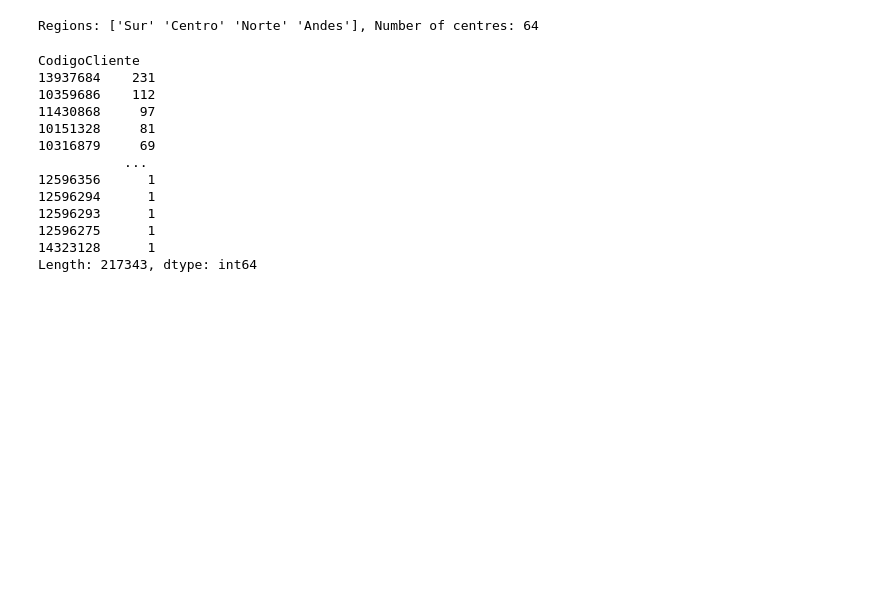
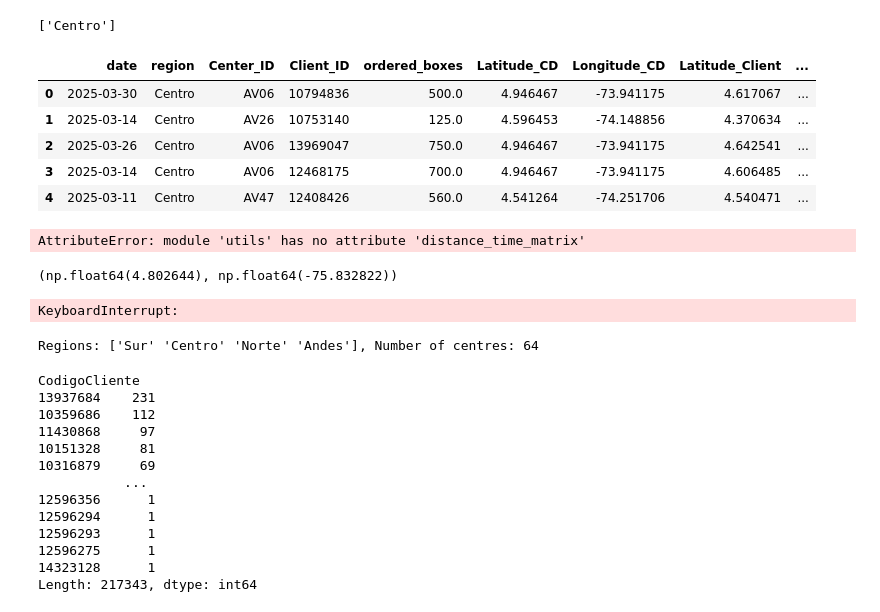
Before and after one commit to Amelie-Mad/logistics, a Jupyter notebook: exploration.ipynb, the cells around one changed output. Drawn from its saved outputs; the diff is of its cells as text; code cells hidden in the pictures; blank space fills up the shorter version.

```diff
--- a/exploration.ipynb
+++ b/exploration.ipynb
@@ -59,0 +83,12 @@ df.to_csv('columbia_full_coordinates.csv', index=False)
+# %%
+df = pd.read_csv('clients_50_percent.csv')
+print(pd.unique(df['region']))
+df.head()
+# %% [output]
+['Centro']
+|  | date | region | Center_ID | Client_ID | ordered_boxes | Latitude_CD | Longitude_CD | Latitude_Client | ... |
+| 0 | 2025-03-30 | Centro | AV06 | 10794836 | 500.0 | 4.946467 | -73.941175 | 4.617067 | ... |
+| 1 | 2025-03-14 | Centro | AV26 | 10753140 | 125.0 | 4.596453 | -74.148856 | 4.370634 | ... |
+| 2 | 2025-03-26 | Centro | AV06 | 13969047 | 750.0 | 4.946467 | -73.941175 | 4.642541 | ... |
+| 3 | 2025-03-14 | Centro | AV06 | 12468175 | 700.0 | 4.946467 | -73.941175 | 4.606485 | ... |
+| 4 | 2025-03-11 | Centro | AV47 | 12408426 | 560.0 | 4.541264 | -74.251706 | 4.540471 | ... |
@@ -60,3 +114,46 @@ df.to_csv('columbia_full_coordinates.csv', index=False)
+# %%
+# First attempt with only 3 clients
+
+def distance_matrix(depot, clients, sample_size = 3):
+    """
+    Function to calculate the distance and time matrix between the depot and clients
+    depot: tuple / list with the coordinates of the depot
+    clients: array with the coordinates of the clients as tuples / lists
+    sample_size: number of clients to sample from the list of clients
+    """
+    clients_sample = clients[:sample_size]
+    locations = np.vstack([depot, clients_sample])
+
+    distance_matrix = np.zeros((len(locations), len(locations)))
+    time_matrix = np.zeros((len(subset_locations), len(subset_locations)))
+
+    for i in range(len(locations)):
+        for j in range(len(locations)):
+            dist, time = utils.get_distance(locations[i], locations[j])
+            distance_matrix[i, j] = dist
+            time_matrix[i, j] = time
+    return distance_matrix, time_matrix
+
+dist_mtx1, time_mtx1 = utils.distance_time_matrix(depot = depot, clients = unique_clients, sample_size = 3)
+
+print(dist_mtx1)
+# %% [output]
+AttributeError: module 'utils' has no attribute 'distance_time_matrix'
+# %%
+subproblem_df = pd.read_csv('subproblem.csv')
+depot = (subproblem_df['Latitude_CD'].iloc[0], subproblem_df['Longitude_CD'].iloc[0])
+print(depot)
+
+clients = (subproblem_df[['Latitude_Client', 'Longitude_Client']].values)
+clients = np.unique(clients, axis=0)
+
+dist_matrix, time_matrix = utils.distance_time_matrix(depot, clients, sample_size = len(clients))
+
+dist_matrix.to_csv('distance_matrix_subproblem.csv', index=False)
+time_matrix.to_csv('time_matrix_subproblem.csv', index=False)
+# %% [output]
+(np.float64(4.802644), np.float64(-75.832822))
+KeyboardInterrupt:
 # %%
 regions = pd.unique(df['RegionalDistribucion'])
 n_centres = len(pd.unique(df['IDCentro']))
```
Also changed, not shown: parts of 7 cells of this notebook.
